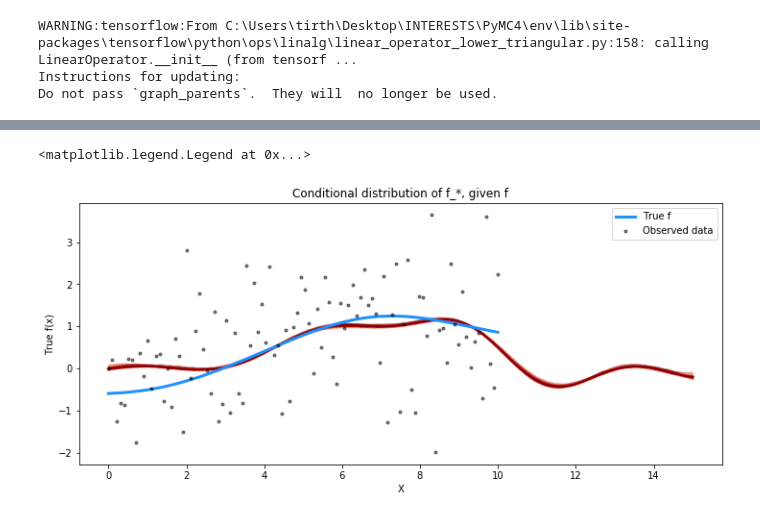
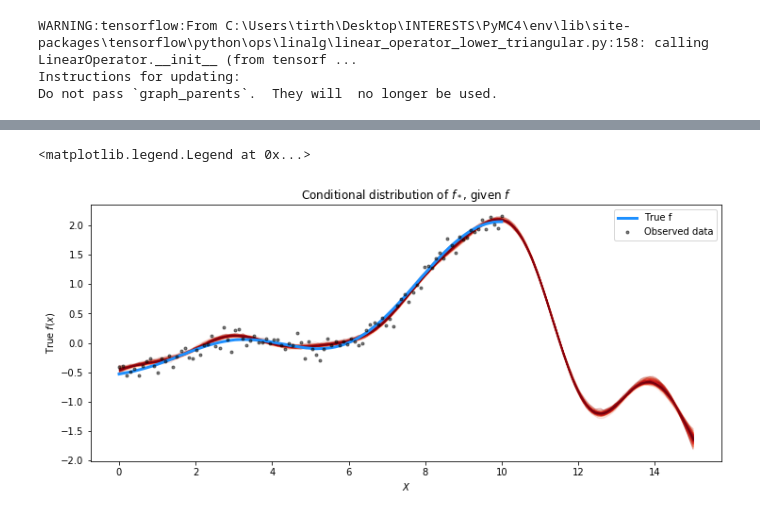
Before and after one commit to pymc-devs/pymc4, a Jupyter notebook: notebooks/gaussian_process.ipynb, the cells around one changed output, grey strips where cells are left out. Drawn from its saved outputs; the diff is of its cells as text; code cells hidden in the pictures.

```diff
--- a/notebooks/gaussian_process.ipynb
+++ b/notebooks/gaussian_process.ipynb
@@ -192,10 +196,9 @@ f_true = np.random.multivariate_normal(mean_func(X).numpy(),
                                        cov_func(X, X).numpy() + 1e-6*np.eye(n), 1).flatten()
 
 # The observed data is the latent function plus a small amount of T distributed noise
-# The standard deviation of the noise is `sigma`, and the degrees of freedom is `nu`
-# σ_true = 2.0
+# The degrees of freedom is `nu`
 ν_true = 10.0
-y = f_true + np.random.standard_t(ν_true, size=n)
+y = f_true + 0.1*np.random.standard_t(ν_true, size=n)
 
 ## Plot the data and the unobserved latent function
 fig = plt.figure(figsize=(12,5)); ax = fig.gca()
@@ -208,13 +211,34 @@ ax.set_xlabel("X"); ax.set_ylabel("y"); plt.legend()
 # %%
 @pm.model
 def latent_gp_model(X, y, X_new):
+    """A latent GP model with unknown length_scale and student-t noise
+
+    Parameters
+    ----------
+    X: np.ndarray, tensor
+        The prior data
+    y: np.ndarray, tensor
+        The function coressponding to the prior data
+    X_new: np.ndarray, tensor
+        The new data points to evaluate the conditional
+
+    Returns
+    -------
+    y_: tensor
+        Random sample from inferred function and its noise.
+    """
+    # We define length_scale of RBF kernel as a random variable
     l = yield pm.HalfCauchy("l", scale=5.)
+    # We can now define a GP with mean as zeros and covariance function
+    # as RBF kernel with ``length_scale=l`` and ``amplitude=1``
     cov_fn = pm.gp.cov.ExpQuad(length_scale=l, amplitude=1., feature_ndims=1)
     latent_gp = pm.gp.gp.LatentGP(mean_fn=pm.gp.mean.Zero(), cov_fn=cov_fn)
+    # f is the prior and f_pred is the conditional which we discussed in theory section
     f = yield latent_gp.prior("f", X=X)
     f_pred = yield latent_gp.conditional("f_pred", X_new, given={'X': X, 'f': f})
+    # finally, we model the noise and our outputs.
     ν = yield pm.Gamma("ν", concentration=1., rate=0.1)
-    y_ = yield pm.StudentT("y", loc=f, scale=1., df=ν, observed=y)
+    y_ = yield pm.StudentT("y", loc=f, scale=0.1, df=ν, observed=y)
     return y_
 # %%
 gp = latent_gp_model(X, y, X_new)
@@ -287,10 +311,10 @@ Attributes:
 # %%
 fig = plt.figure(figsize=(12,5)); ax = fig.gca()
 plot_gp_dist(ax, pred_samples.posterior_predictive["latent_gp_model/f_pred"][0], X_new)
 plt.plot(X, f_true, "dodgerblue", lw=3, label="True f")
 plt.plot(X, y, 'ok', ms=3, alpha=0.5, label="Observed data")
-plt.xlabel("X"); plt.ylabel("True f(x)")
-plt.title("Conditional distribution of f_*, given f"); plt.legend()
+plt.xlabel("$X$"); plt.ylabel("True $f(x)$")
+plt.title("Conditional distribution of $f_*$, given $f$"); plt.legend()
 # %% [output]
 <matplotlib.legend.Legend at 0x...>
-[figure, old version]
+[figure, new version]
```
Also changed, not shown: parts of 9 cells of this notebook.
